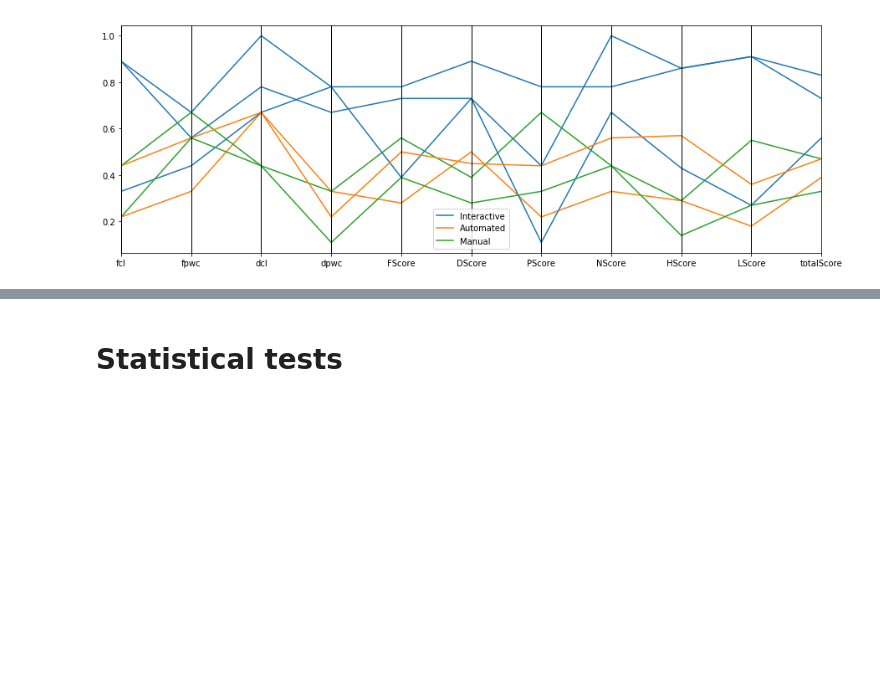
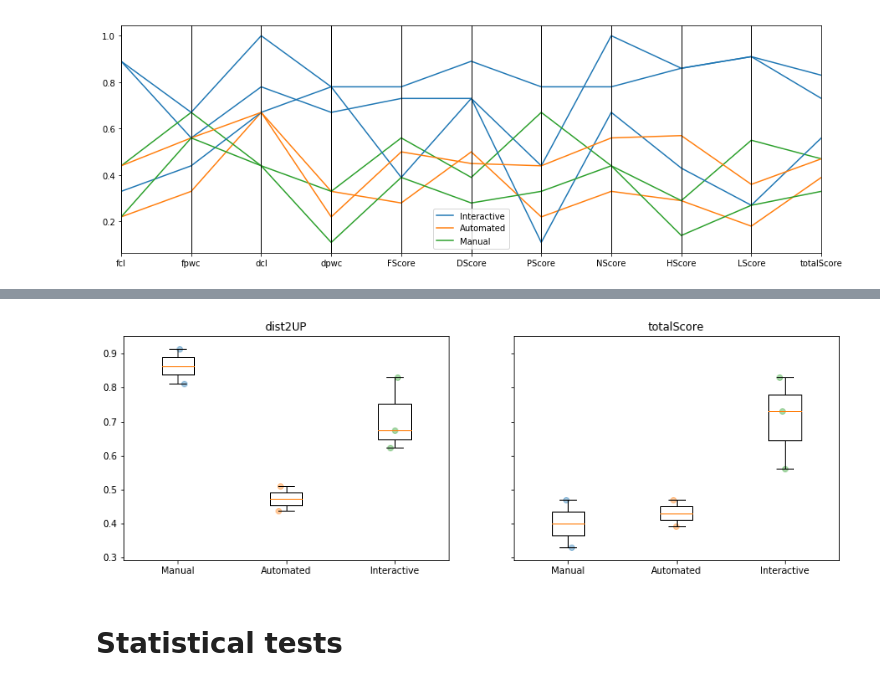
Before and after one commit to hsbang09/iFEED_experiment_result_analysis_2019, a Jupyter notebook: analysis.ipynb, the cells around one changed output, grey strips where cells are left out. Saved outputs shown, nothing was run; the diff lists cells and outputs as text; code cells hidden in the pictures; blank space fills up the shorter version.

Commit message:
Includes dist2UP to dataframe

```diff
--- a/analysis.ipynb
+++ b/analysis.ipynb
@@ -306,3 +318,7 @@ visualizer.boxPlot(columns=['HScore','LScore', 'totalScore'], nrows=1, ncols=3,
+# %%
+visualizer.boxPlot(columns=['dist2UP', 'totalScore'], nrows=1, ncols=2, sharey=True, figsize=(14,4.5))
+# %% [output]
+[figure, added]
 # %% [markdown]
 # Statistical tests
 # %%
```
Also changed, not shown: parts of 11 cells of this notebook, 2 other files.
